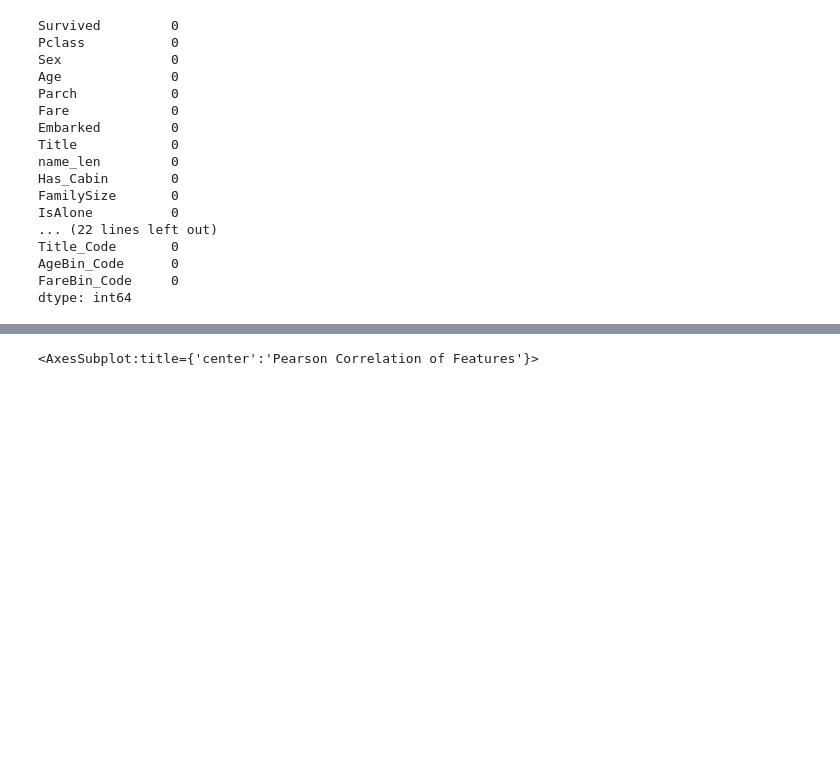
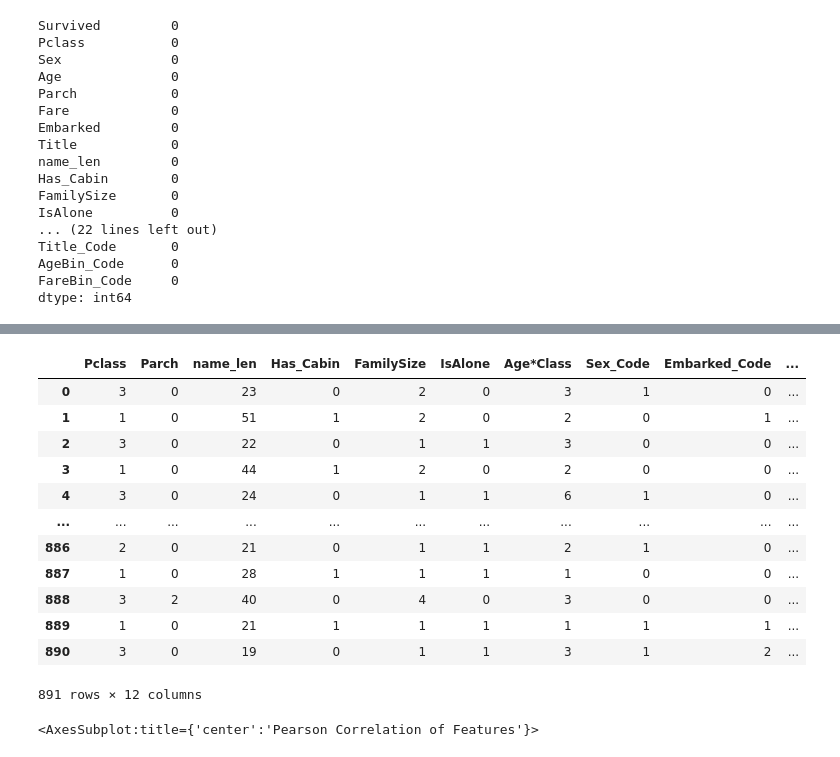
Before and after one commit to fyenne/tf24, a Jupyter notebook: titanic_kaggle/titanic.ipynb, the cells around one changed output, grey strips where cells are left out. Cells and saved outputs as stored; diff of their text form; code cells hidden in the pictures; blank space fills up the shorter version.

```diff
--- a/titanic_kaggle/titanic.ipynb
+++ b/titanic_kaggle/titanic.ipynb
@@ -205,3 +212,19 @@ Index(['Survived', 'Pclass', 'Sex', 'Age', 'Parch', 'Fare', 'Embarked',
+# %%
+train
+# %% [output]
+|  | Pclass | Parch | name_len | Has_Cabin | FamilySize | IsAlone | Age*Class | Sex_Code | Embarked_Code | ... |
+| 0 | 3 | 0 | 23 | 0 | 2 | 0 | 3 | 1 | 0 | ... |
+| 1 | 1 | 0 | 51 | 1 | 2 | 0 | 2 | 0 | 1 | ... |
+| 2 | 3 | 0 | 22 | 0 | 1 | 1 | 3 | 0 | 0 | ... |
+| 3 | 1 | 0 | 44 | 1 | 2 | 0 | 2 | 0 | 0 | ... |
+| 4 | 3 | 0 | 24 | 0 | 1 | 1 | 6 | 1 | 0 | ... |
+| ... | ... | ... | ... | ... | ... | ... | ... | ... | ... | ... |
+| 886 | 2 | 0 | 21 | 0 | 1 | 1 | 2 | 1 | 0 | ... |
+| 887 | 1 | 0 | 28 | 1 | 1 | 1 | 1 | 0 | 0 | ... |
+| 888 | 3 | 2 | 40 | 0 | 4 | 0 | 3 | 0 | 0 | ... |
+| 889 | 1 | 0 | 21 | 1 | 1 | 1 | 1 | 1 | 1 | ... |
+| 890 | 3 | 0 | 19 | 0 | 1 | 1 | 3 | 1 | 2 | ... |
+891 rows × 12 columns
 # %%
 # colormap = plt.cm.RdBu
 # plt.figure(figsize=(14,12))
```
Also changed, not shown: parts of 21 cells of this notebook.
